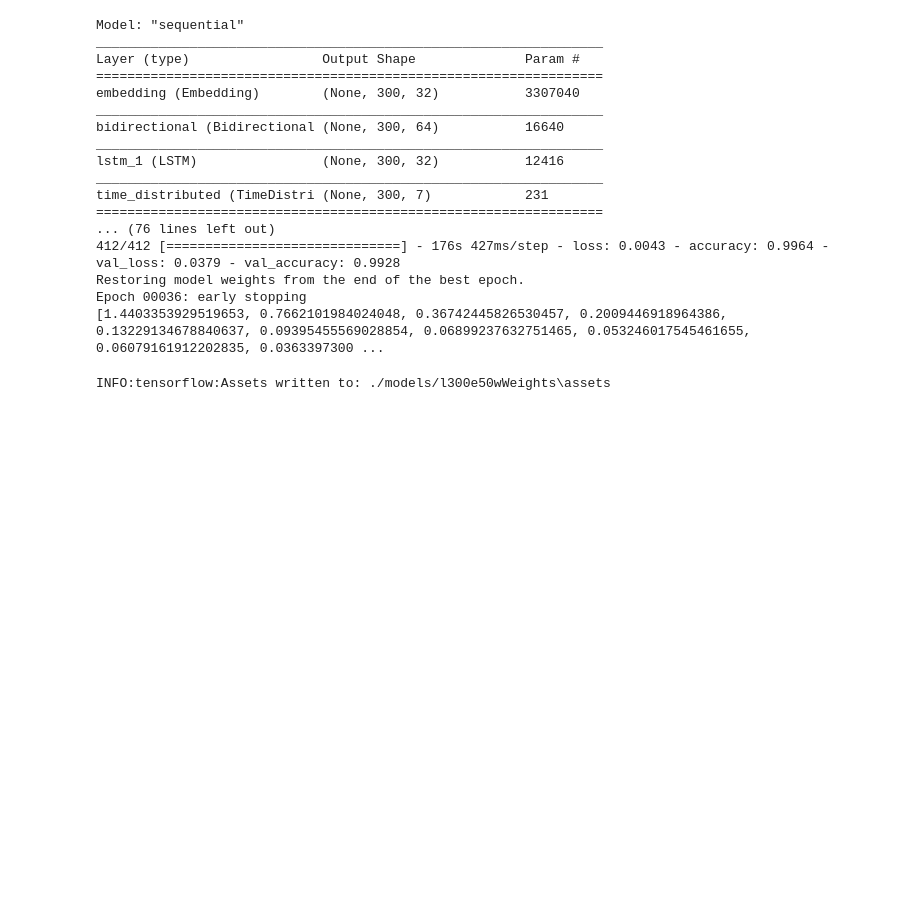
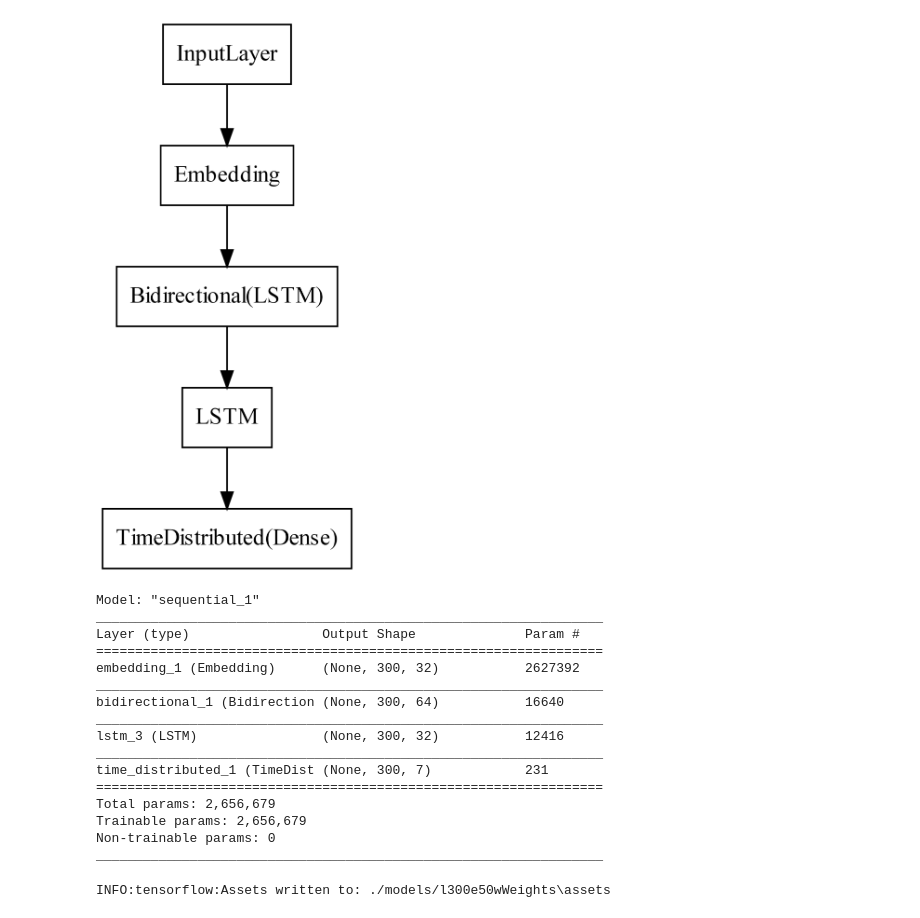
Before and after one commit to thilobru/BigData, a Jupyter notebook: 2modelTraining.ipynb, the cells around one changed output. Drawn from its saved outputs; the diff is of its cells as text; code cells hidden in the pictures; blank space fills up the shorter version.

```diff
--- a/2modelTraining.ipynb
+++ b/2modelTraining.ipynb
@@ -48,3 +48,8 @@ test_tags length:    3902
+# %%
+from tensorflow.keras.utils import plot_model
+plot_model(model_bilstm_lstm, show_layer_names = False, rankdir='TB', show_shapes=False, dpi=1000)
+# %% [output]
+[figure, added]
 # %%
 import model as md
 model_bilstm_lstm = md.get_bilstm_lstm_model(input_dim, output_dim, input_length, n_tags)
@@ -54,27 +59,26 @@ model_bilstm_lstm = md.get_bilstm_lstm_model(input_dim, output_dim, input_length
 #plot_model(model_bilstm_lstm)
 
 import numpy as np
-model, history = md.train_model(train_tokens, np.array(train_tags),
-                                val_tokens, np.array(val_tags),
-                                model_bilstm_lstm)
+# model, history = md.train_model(train_tokens, np.array(train_tags),
+#                                 val_tokens, np.array(val_tags),
+#                                 model_bilstm_lstm)
 # %% [output]
-Model: "sequential"
+Model: "sequential_1"
 _________________________________________________________________
 Layer (type)                 Output Shape              Param #
 =================================================================
-embedding (Embedding)        (None, 300, 32)           3307040
+embedding_1 (Embedding)      (None, 300, 32)           2627392
 _________________________________________________________________
-bidirectional (Bidirectional (None, 300, 64)           16640
+bidirectional_1 (Bidirection (None, 300, 64)           16640
 _________________________________________________________________
-lstm_1 (LSTM)                (None, 300, 32)           12416
+lstm_3 (LSTM)                (None, 300, 32)           12416
 _________________________________________________________________
-time_distributed (TimeDistri (None, 300, 7)            231
+time_distributed_1 (TimeDist (None, 300, 7)            231
 =================================================================
-... (76 lines left out)
-412/412 [==============================] - 176s 427ms/step - loss: 0.0043 - accuracy: 0.9964 - val_loss: 0.0379 - val_accuracy: 0.9928
-Restoring model weights from the end of the best epoch.
-Epoch 00036: early stopping
-[1.4403353929519653, 0.7662101984024048, 0.36742445826530457, 0.2009446918964386, 0.13229134678840637, 0.09395455569028854, 0.06899237632751465, 0.053246017545461655, 0.06079161912202835, 0.0363397300 ...
+Total params: 2,656,679
+Trainable params: 2,656,679
+Non-trainable params: 0
+_________________________________________________________________
 # %%
 # Save the model
 filepath = './models/l300e50wWeights'
```
Also changed, not shown: parts of 1 cell of this notebook, 5 other files.
